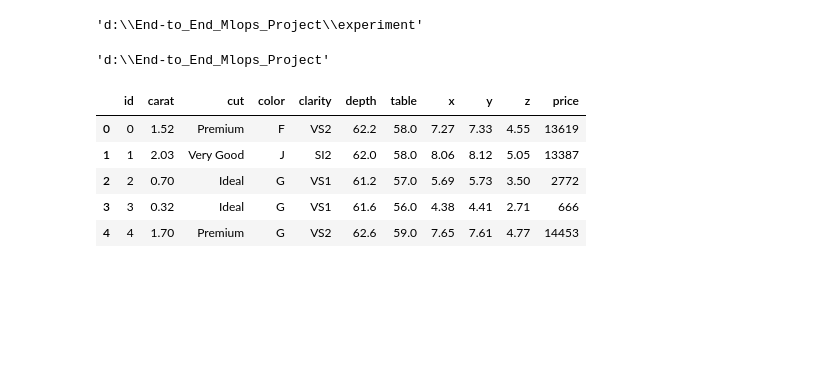
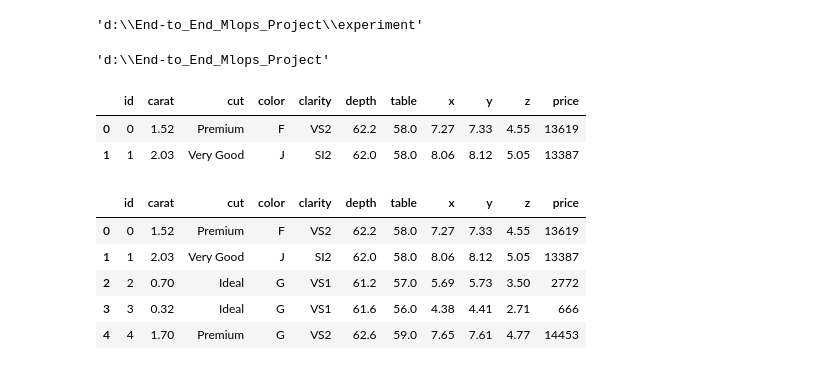
Before and after one commit to priyatoshanand/End-to_End_Mlops_Project, a Jupyter notebook: experiment/experiments.ipynb, the cells around one changed output. Cells and saved outputs as stored; diff of their text form; code cells hidden in the pictures; blank space fills up the shorter version.

Commit message:
data ingestion completed

```diff
--- a/experiment/experiments.ipynb
+++ b/experiment/experiments.ipynb
@@ -14,6 +14,13 @@ os.chdir("../")
 'd:\\End-to_End_Mlops_Project'
 # %%
 data=pd.read_csv("data/train.csv")
+# %%
+data1= pd.read_csv("https://raw.githubusercontent.com/priyatoshanand/Data_directory/main/train.csv")
+data1.head(2)
+# %% [output]
+|  | id | carat | cut | color | clarity | depth | table | x | y | z | price |
+| 0 | 0 | 1.52 | Premium | F | VS2 | 62.2 | 58.0 | 7.27 | 7.33 | 4.55 | 13619 |
+| 1 | 1 | 2.03 | Very Good | J | SI2 | 62.0 | 58.0 | 8.06 | 8.12 | 5.05 | 13387 |
 # %%
 data.head(5)
 # %% [output]
```
Also changed, not shown: 3 other files.
